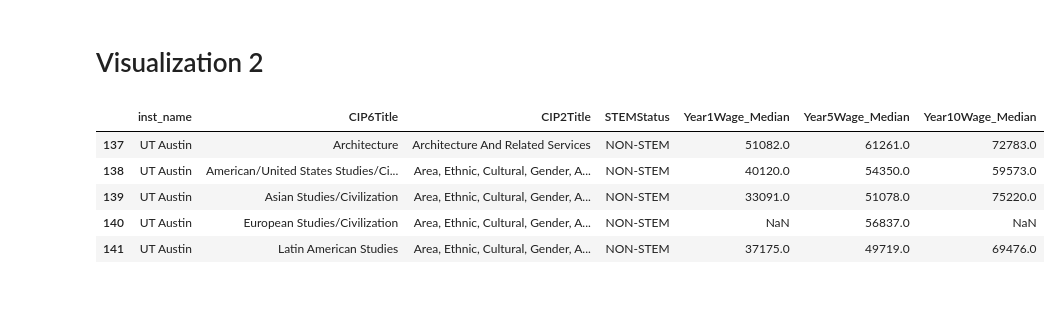
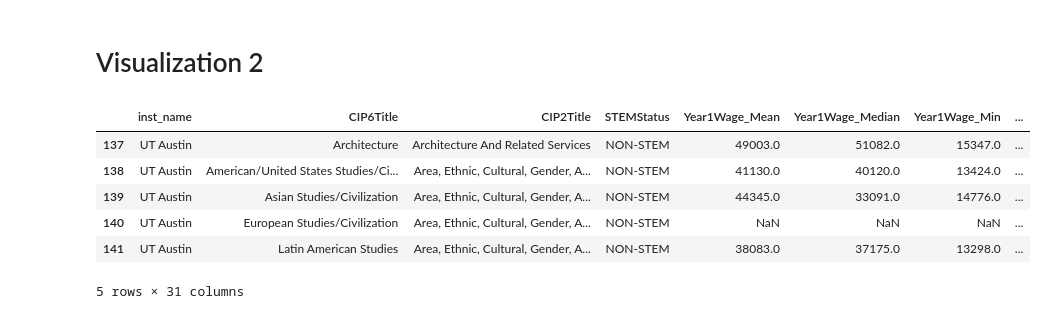
Before and after one commit to tsecrystal/cs-vis-project, a Jupyter notebook: project-tx-vis1+2.ipynb, the cells around one changed output. Cells and saved outputs as stored; diff of their text form; code cells hidden in the pictures.

```diff
--- a/project-tx-vis1+2.ipynb
+++ b/project-tx-vis1+2.ipynb
@@ -142,18 +142,19 @@ alt.Chart(df_sample).mark_line(point = True).encode(
 # Visualization 2
 # %%
 df_industry = df[['inst_name', 'CIP6Title','CIP2Title', 'STEMStatus',
-                'Year1Wage_Median', 'Year5Wage_Median', 'Year10Wage_Median']]
+                'Year1Wage_Mean', 'Year1Wage_Median', 'Year1Wage_Min', 'Year1Wage_Max', 'Year1Wage_P10', 'Year1Wage_P25', 'Year1Wage_P75', 'Year1Wage_P90','Year1Wage_Monthly_Median','Year5Wage_Mean', 'Year5Wage_Median', 'Year5Wage_Max' , 'Year5Wage_Min' , 'Year5Wage_P10', 'Year5Wage_P25', 'Year5Wage_P75', 'Year5Wage_P90', 'Year5Wage_Monthly_Median', 'Year10Wage_Mean' , 'Year10Wage_Median' , 'Year10Wage_Max' ,'Year10Wage_Min' , 'Year10Wage_P10' , 'Year10Wage_P25' , 'Year10Wage_P75' , 'Year10Wage_P90', 'Year10Wage_Monthly_Median']]
 
 df_industry.head()
 df_ind_austin = df_industry [ df_industry['inst_name'] == 'UT Austin' ]
 df_ind_austin.head()
 # %% [output]
-|  | inst_name | CIP6Title | CIP2Title | STEMStatus | Year1Wage_Median | Year5Wage_Median | Year10Wage_Median |
-| 137 | UT Austin | Architecture | Architecture And Related Services | NON-STEM | 51082.0 | 61261.0 | 72783.0 |
-| 138 | UT Austin | American/United States Studies/Ci... | Area, Ethnic, Cultural, Gender, A... | NON-STEM | 40120.0 | 54350.0 | 59573.0 |
-| 139 | UT Austin | Asian Studies/Civilization | Area, Ethnic, Cultural, Gender, A... | NON-STEM | 33091.0 | 51078.0 | 75220.0 |
-| 140 | UT Austin | European Studies/Civilization | Area, Ethnic, Cultural, Gender, A... | NON-STEM | NaN | 56837.0 | NaN |
-| 141 | UT Austin | Latin American Studies | Area, Ethnic, Cultural, Gender, A... | NON-STEM | 37175.0 | 49719.0 | 69476.0 |
+|  | inst_name | CIP6Title | CIP2Title | STEMStatus | Year1Wage_Mean | Year1Wage_Median | Year1Wage_Min | ... |
+| 137 | UT Austin | Architecture | Architecture And Related Services | NON-STEM | 49003.0 | 51082.0 | 15347.0 | ... |
+| 138 | UT Austin | American/United States Studies/Ci... | Area, Ethnic, Cultural, Gender, A... | NON-STEM | 41130.0 | 40120.0 | 13424.0 | ... |
+| 139 | UT Austin | Asian Studies/Civilization | Area, Ethnic, Cultural, Gender, A... | NON-STEM | 44345.0 | 33091.0 | 14776.0 | ... |
+| 140 | UT Austin | European Studies/Civilization | Area, Ethnic, Cultural, Gender, A... | NON-STEM | NaN | NaN | NaN | ... |
+| 141 | UT Austin | Latin American Studies | Area, Ethnic, Cultural, Gender, A... | NON-STEM | 38083.0 | 37175.0 | 13298.0 | ... |
+5 rows × 31 columns
 # %%
 alt.data_transformers.disable_max_rows()
 len(df_austin)
```
Also changed, not shown: parts of 1 cell of this notebook, 1 other file.
